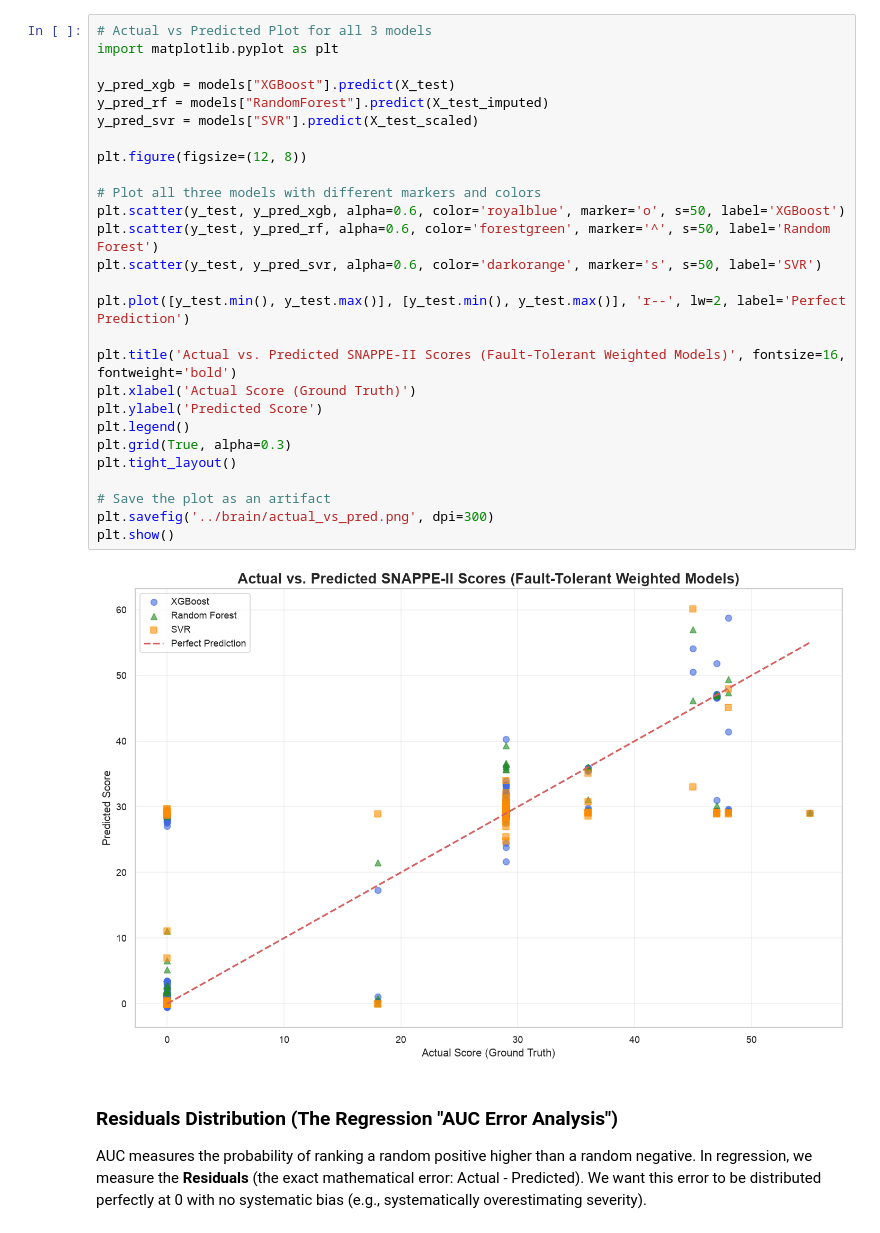
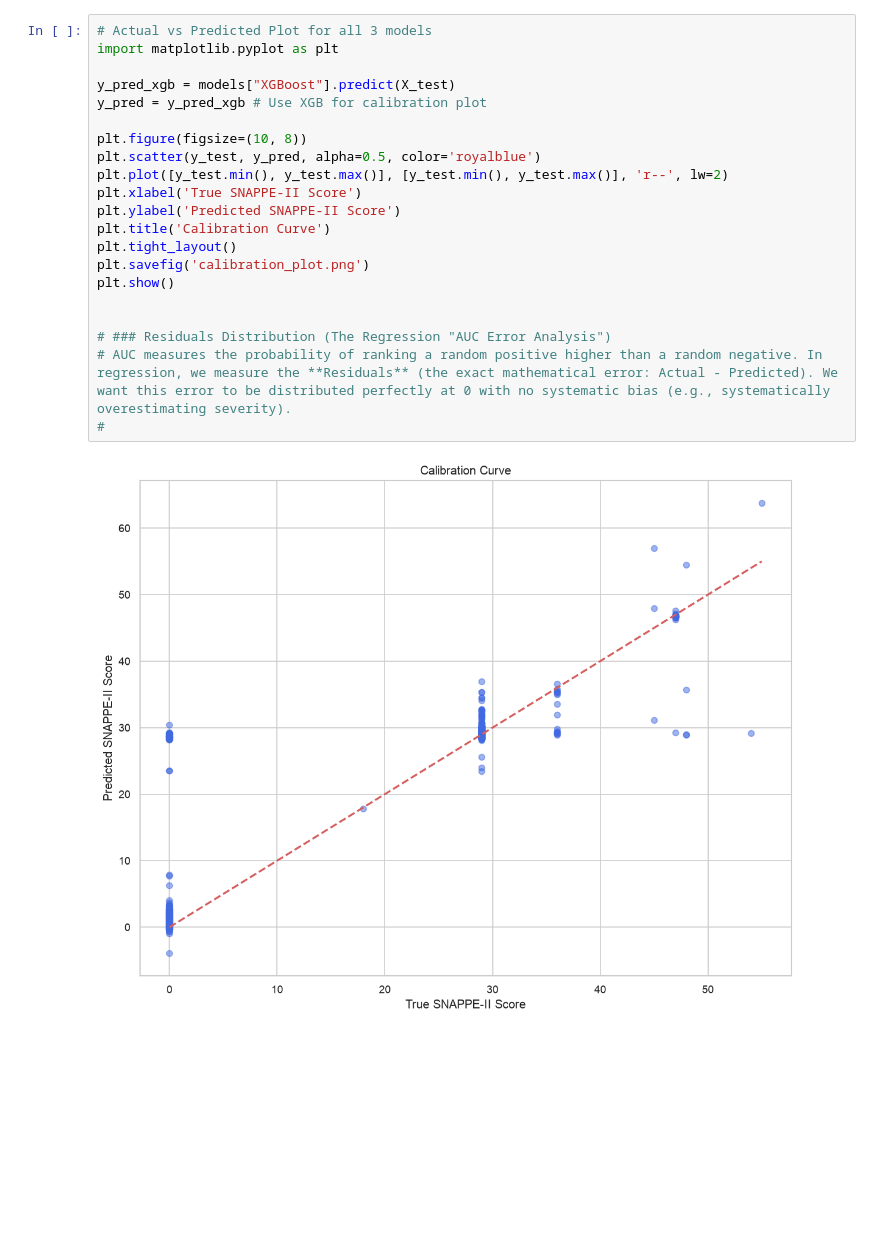
Before and after one commit to sckirl/SmartBabyScale, a Jupyter notebook: MachineLearning/SmartBabyScale_Training.ipynb, the cells around one changed output. Cells and saved outputs as stored; diff of their text form; blank space fills up the shorter version.

```diff
--- a/MachineLearning/SmartBabyScale_Training.ipynb
+++ b/MachineLearning/SmartBabyScale_Training.ipynb
@@ -244,35 +312,26 @@ In classification, a confusion matrix shows where the model guessed the wrong ca
-# %%
-# Actual vs Predicted Plot for all 3 models
-import matplotlib.pyplot as plt
-
-y_pred_xgb = models["XGBoost"].predict(X_test)
-y_pred_rf = models["RandomForest"].predict(X_test_imputed)
-y_pred_svr = models["SVR"].predict(X_test_scaled)
-
-plt.figure(figsize=(12, 8))
-
-# Plot all three models with different markers and colors
-plt.scatter(y_test, y_pred_xgb, alpha=0.6, color='royalblue', marker='o', s=50, label='XGBoost')
-plt.scatter(y_test, y_pred_rf, alpha=0.6, color='forestgreen', marker='^', s=50, label='Random Forest')
-plt.scatter(y_test, y_pred_svr, alpha=0.6, color='darkorange', marker='s', s=50, label='SVR')
-
-plt.plot([y_test.min(), y_test.max()], [y_test.min(), y_test.max()], 'r--', lw=2, label='Perfect Prediction')
-
-plt.title('Actual vs. Predicted SNAPPE-II Scores (Fault-Tolerant Weighted Models)', fontsize=16, fontweight='bold')
-plt.xlabel('Actual Score (Ground Truth)')
-plt.ylabel('Predicted Score')
-plt.legend()
-plt.grid(True, alpha=0.3)
-plt.tight_layout()
-
-# Save the plot as an artifact
-plt.savefig('../brain/actual_vs_pred.png', dpi=300)
-plt.show()
-# %% [output]
-[figure, removed]
-# %% [markdown]
-### Residuals Distribution (The Regression "AUC Error Analysis")
-AUC measures the probability of ranking a random positive higher than a random negative. In regression, we measure the **Residuals** (the exact mathematical error: Actual - Predicted). We want this error to be distributed perfectly at 0 with no systematic bias (e.g., systematically overestimating severity).
+# %%
+# Actual vs Predicted Plot for all 3 models
+import matplotlib.pyplot as plt
+
+y_pred_xgb = models["XGBoost"].predict(X_test)
+y_pred = y_pred_xgb # Use XGB for calibration plot
+
+plt.figure(figsize=(10, 8))
+plt.scatter(y_test, y_pred, alpha=0.5, color='royalblue')
+plt.plot([y_test.min(), y_test.max()], [y_test.min(), y_test.max()], 'r--', lw=2)
+plt.xlabel('True SNAPPE-II Score')
+plt.ylabel('Predicted SNAPPE-II Score')
+plt.title('Calibration Curve')
+plt.tight_layout()
+plt.savefig('calibration_plot.png')
+plt.show()
+
+
+# ### Residuals Distribution (The Regression "AUC Error Analysis")
+# AUC measures the probability of ranking a random positive higher than a random negative. In regression, we measure the **Residuals** (the exact mathematical error: Actual - Predicted). We want this error to be distributed perfectly at 0 with no systematic bias (e.g., systematically overestimating severity).
+#
+# %% [output]
+[figure, added]
 # %%
 residuals = y_test - y_pred_xgb
 
```
Also changed, not shown: parts of 15 cells of this notebook, 16 other files.
